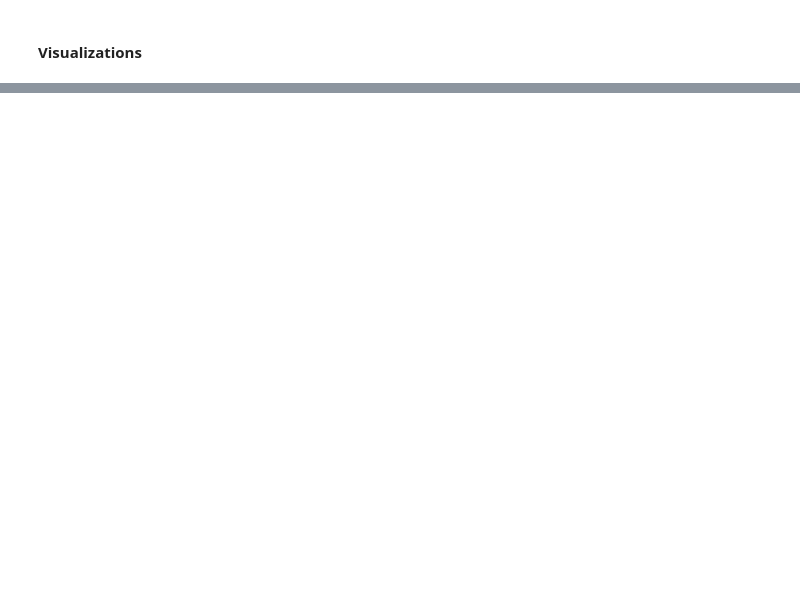
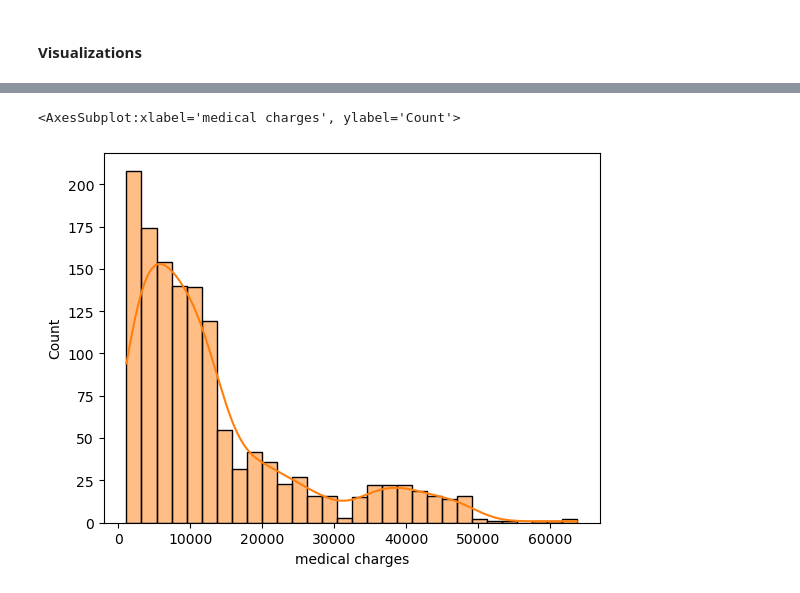
Before and after one commit to kamahTek/LearnSQL, a Jupyter notebook: medics.ipynb, the cells around one changed output, grey strips where cells are left out. Drawn from its saved outputs; the diff is of its cells as text; code cells hidden in the pictures; blank space fills up the shorter version.

Commit message:
outliers using visualization

```diff
--- a/medics.ipynb
+++ b/medics.ipynb
@@ -123,0 +173,5 @@ The IQR method calculates outliers as data points below the first quartile (Q1)
+# %%
+sns.histplot(data=medic_df['medical charges'], kde=True, color=sns.color_palette("tab10")[1])
+# %% [output]
+<AxesSubplot:xlabel='medical charges', ylabel='Count'>
+[figure, added]
```
Also changed, not shown: parts of 8 cells of this notebook.
